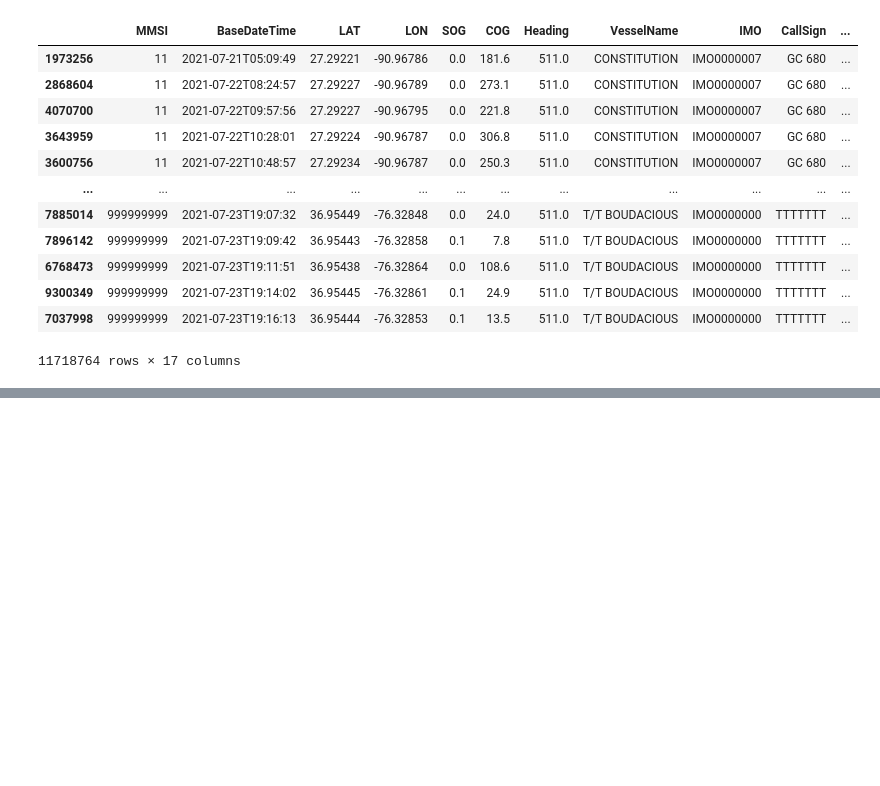
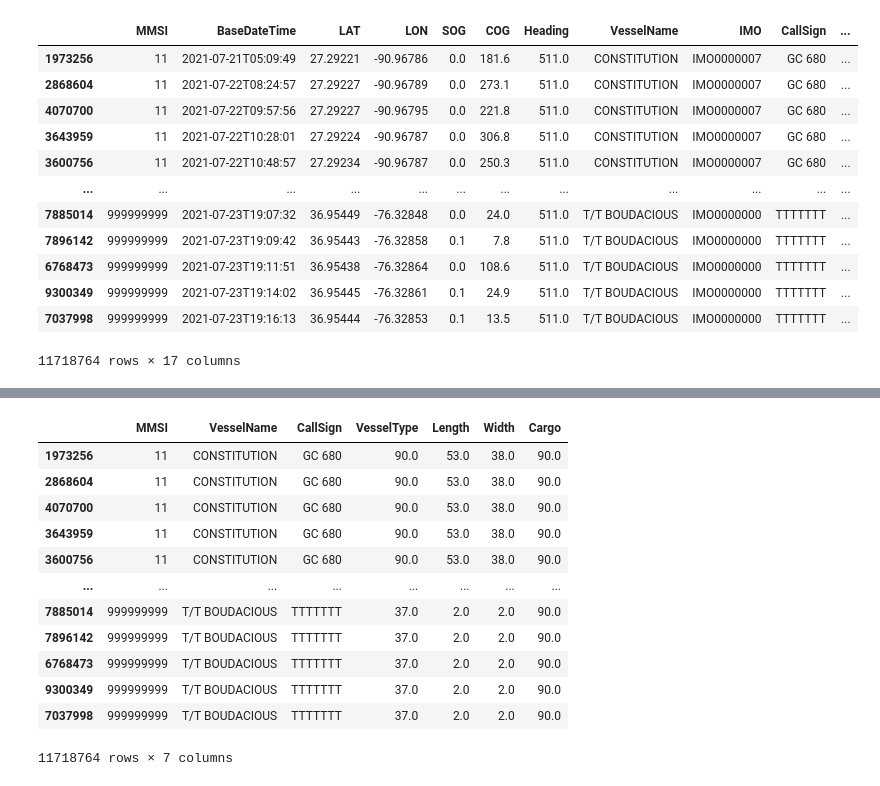
Before and after one commit to dpp-shlyopa-team/backend, a Jupyter notebook: dpp.shlyopa.team.ipynb, the cells around one changed output, grey strips where cells are left out. Drawn from its saved outputs; the diff is of its cells as text; code cells hidden in the pictures; blank space fills up the shorter version.

Commit message:
обновлен файл colab: vessels&stamps

```diff
--- a/dpp.shlyopa.team.ipynb
+++ b/dpp.shlyopa.team.ipynb
@@ -328,0 +331,3 @@ with open('save_data.sql', 'w') as f:
+# %%
+df = pd.read_csv("data.csv", index_col=0)
+df
@@ -328,0 +348,27 @@ with open('save_data.sql', 'w') as f:
+# %%
+df = df.drop('BaseDateTime', 1)
+df = df.drop('LAT', 1)
+df = df.drop('LON', 1)
+df = df.drop('SOG', 1)
+df = df.drop('COG', 1)
+df = df.drop('Heading', 1)
+df = df.drop('IMO', 1)
+df = df.drop('Status', 1)
+df = df.drop('Draft', 1)
+df = df.drop('TransceiverClass', 1)
+# %%
+df
+# %% [output]
+|  | MMSI | VesselName | CallSign | VesselType | Length | Width | Cargo |
+| 1973256 | 11 | CONSTITUTION | GC 680 | 90.0 | 53.0 | 38.0 | 90.0 |
+| 2868604 | 11 | CONSTITUTION | GC 680 | 90.0 | 53.0 | 38.0 | 90.0 |
+| 4070700 | 11 | CONSTITUTION | GC 680 | 90.0 | 53.0 | 38.0 | 90.0 |
+| 3643959 | 11 | CONSTITUTION | GC 680 | 90.0 | 53.0 | 38.0 | 90.0 |
+| 3600756 | 11 | CONSTITUTION | GC 680 | 90.0 | 53.0 | 38.0 | 90.0 |
+| ... | ... | ... | ... | ... | ... | ... | ... |
+| 7885014 | 999999999 | T/T BOUDACIOUS | TTTTTTT | 37.0 | 2.0 | 2.0 | 90.0 |
+| 7896142 | 999999999 | T/T BOUDACIOUS | TTTTTTT | 37.0 | 2.0 | 2.0 | 90.0 |
+| 6768473 | 999999999 | T/T BOUDACIOUS | TTTTTTT | 37.0 | 2.0 | 2.0 | 90.0 |
+| 9300349 | 999999999 | T/T BOUDACIOUS | TTTTTTT | 37.0 | 2.0 | 2.0 | 90.0 |
+| 7037998 | 999999999 | T/T BOUDACIOUS | TTTTTTT | 37.0 | 2.0 | 2.0 | 90.0 |
+11718764 rows × 7 columns
```
Also changed, not shown: parts of 8 cells of this notebook.
